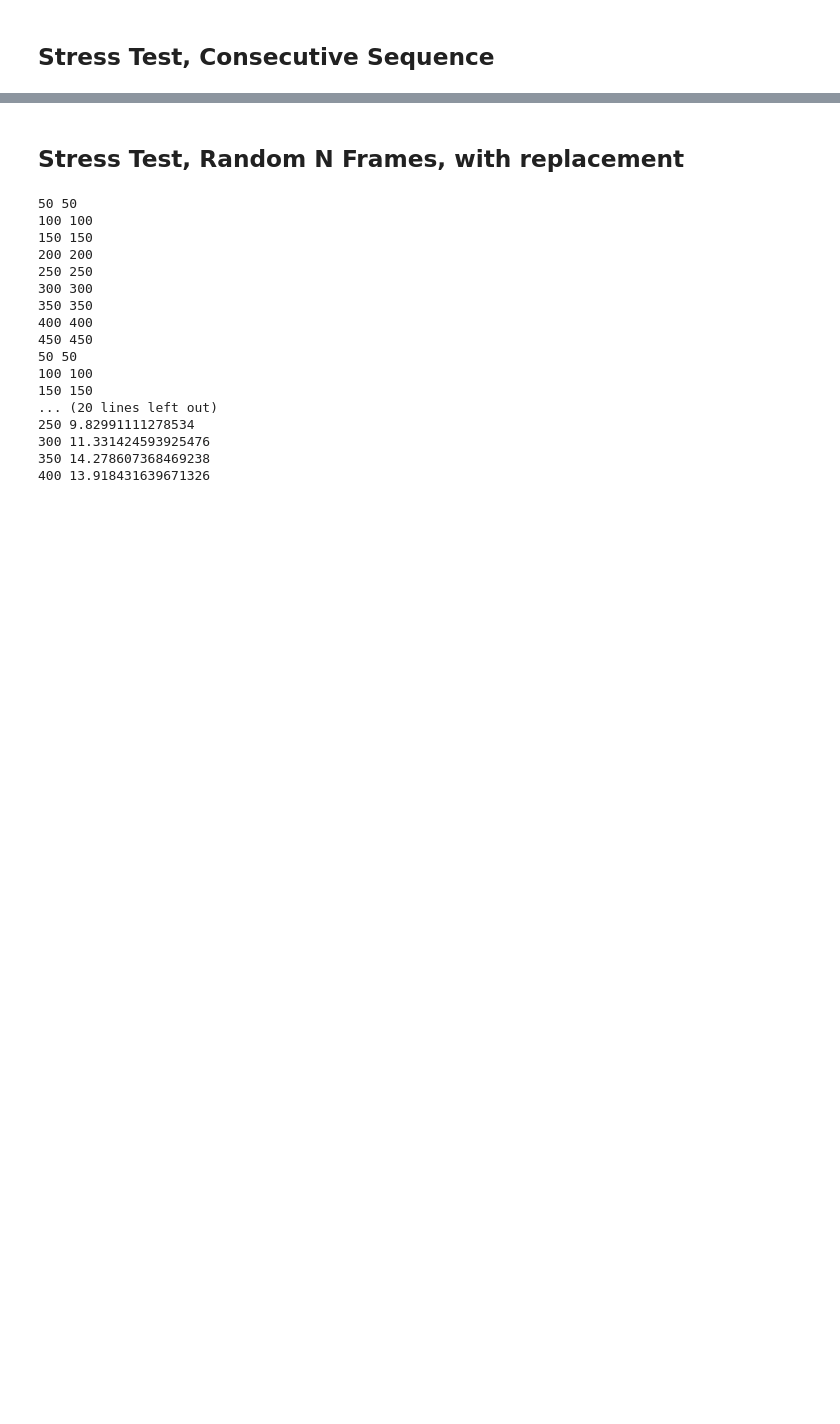
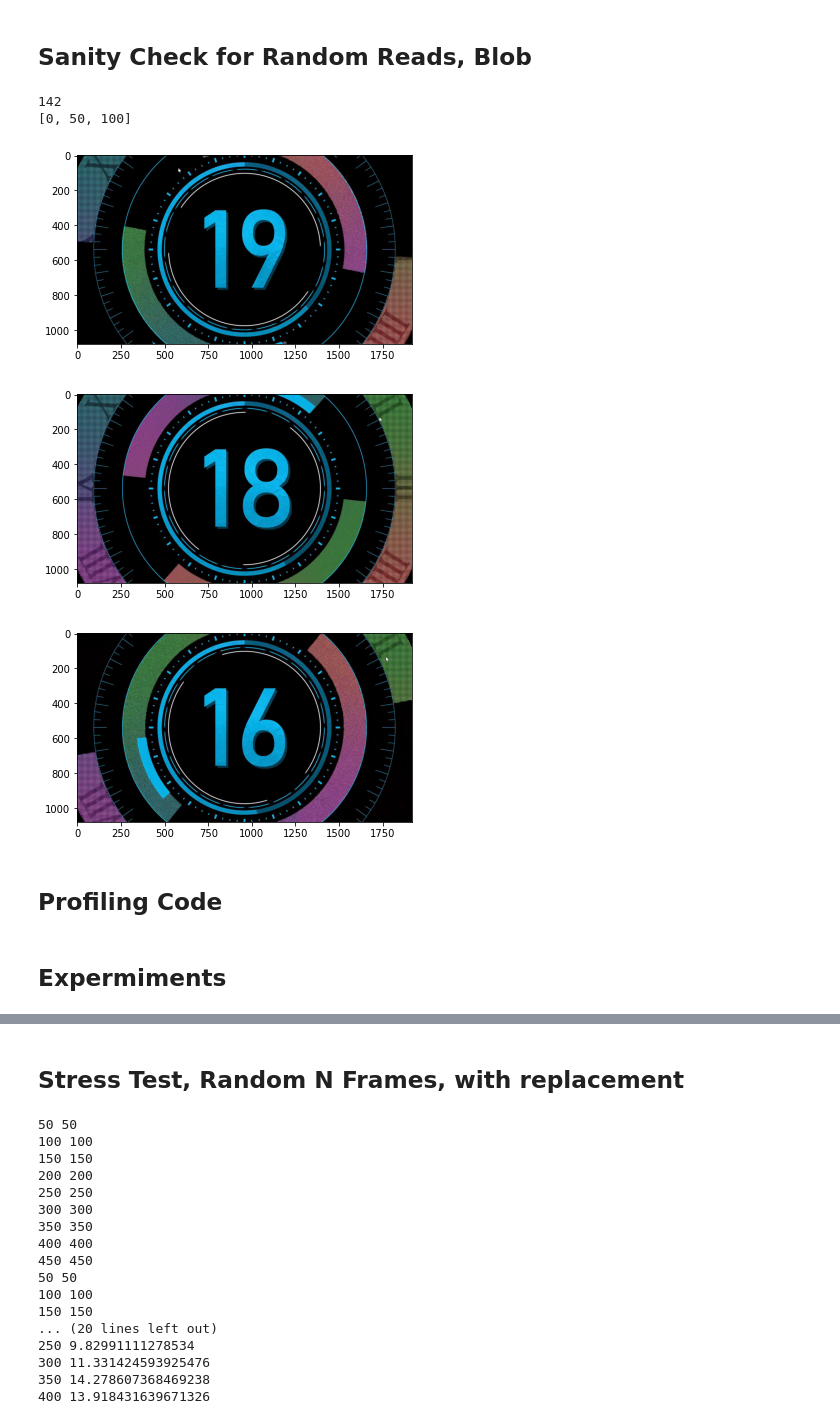
Before and after one commit to akshayrdeodhar/eva, a Jupyter notebook: tutorials/storage_engines.ipynb, the cells around one changed output, grey strips where cells are left out. Saved outputs shown, nothing was run; the diff lists cells and outputs as text; code cells hidden in the pictures; blank space fills up the shorter version.

```diff
--- a/tutorials/storage_engines.ipynb
+++ b/tutorials/storage_engines.ipynb
@@ -93,3 +153,26 @@ ffengine = FFmpegStorageEngine()
+# %% [markdown]
+## Sanity Check for Random Reads, Blob
+# %%
+table = DataFrameMetadata("table_4", "4")
+engine = BlobStorageEngine()
+n_frames = engine.get_frame_count(table)
+print(n_frames)
+x = False
+random_frames = list(range(0, n_frames, 50))
+print(random_frames)
+engine.open_read(table, ("random", random_frames))
+for images in engine.read(table):
+    image_arrays = images.frames['data'].values
+    for image in image_arrays:
+        plt.imshow(image)
+        plt.show()
+engine.close_read(table)
+# %% [output]
+142
+[0, 50, 100]
+[figure, added]
+[figure, added]
+[figure, added]
 # %% [markdown]
-## Stress Test, Consecutive Sequence
+## Profiling Code
 # %%
@@ -130,3 +233,5 @@ def do_test(start, end, step, testmethod, warmup_rounds, experiment_rounds, tabl
     average_result = [x / experiment_rounds for x in result_sum]
 
     return average_result
+# %% [markdown]
+## Expermiments
```
Also changed, not shown: parts of 29 cells of this notebook, 2 other files.
